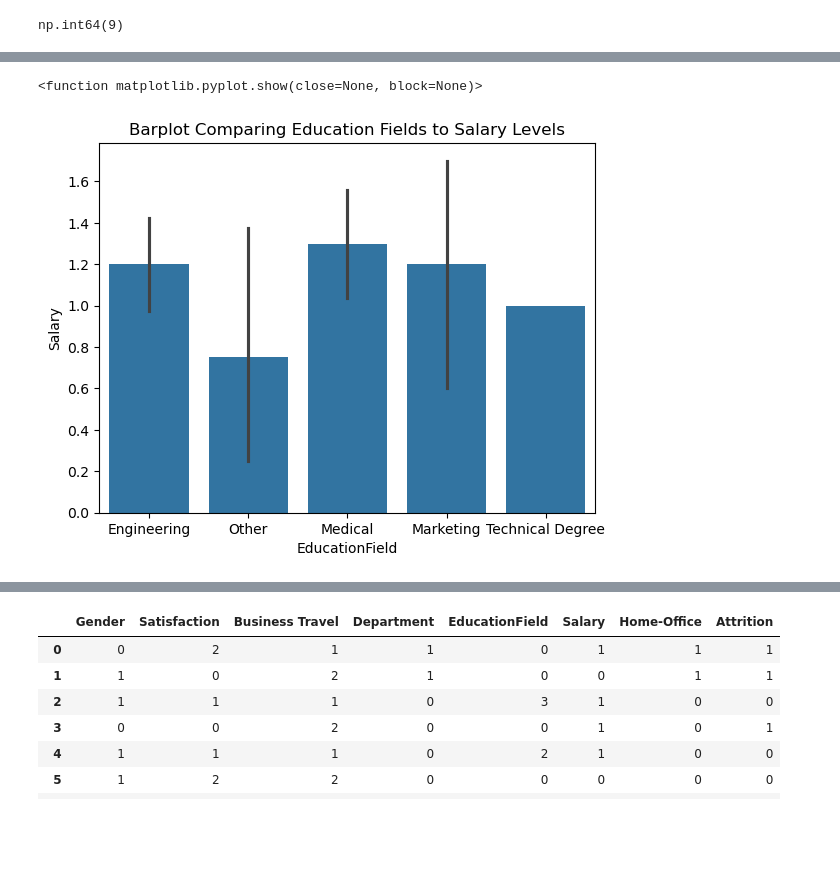
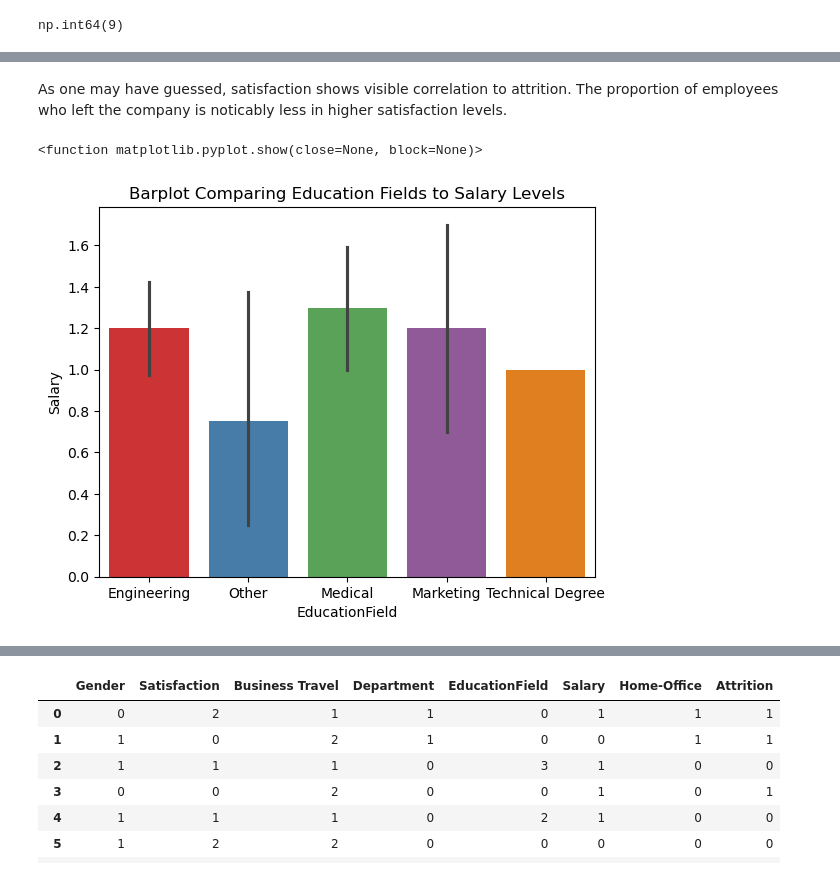
Before and after one commit to Kamsi01/employee-attrition-prediction, a Jupyter notebook: Employee Data Analysis.ipynb, the cells around one changed output, grey strips where cells are left out. Cells and saved outputs as stored; diff of their text form; code cells hidden in the pictures; blank space fills up the shorter version.

```diff
--- a/Employee Data Analysis.ipynb
+++ b/Employee Data Analysis.ipynb
@@ -102,7 +110,9 @@ plt.show
+# %% [markdown]
+As one may have guessed, satisfaction shows visible correlation to attrition. The proportion of employees who left the company is noticably less in higher satisfaction levels.
 # %%
-sns.ba(x='EducationField', y='Salary', data=attr)
+sns.barplot(x='EducationField', y='Salary', data=attr, palette='Set1')
 plt.title('Barplot Comparing Education Fields to Salary Levels')
 plt.show
 # %% [output]
 <function matplotlib.pyplot.show(close=None, block=None)>
-[figure, old version]
+[figure, new version]
```
Also changed, not shown: parts of 29 cells of this notebook, 1 other file.
